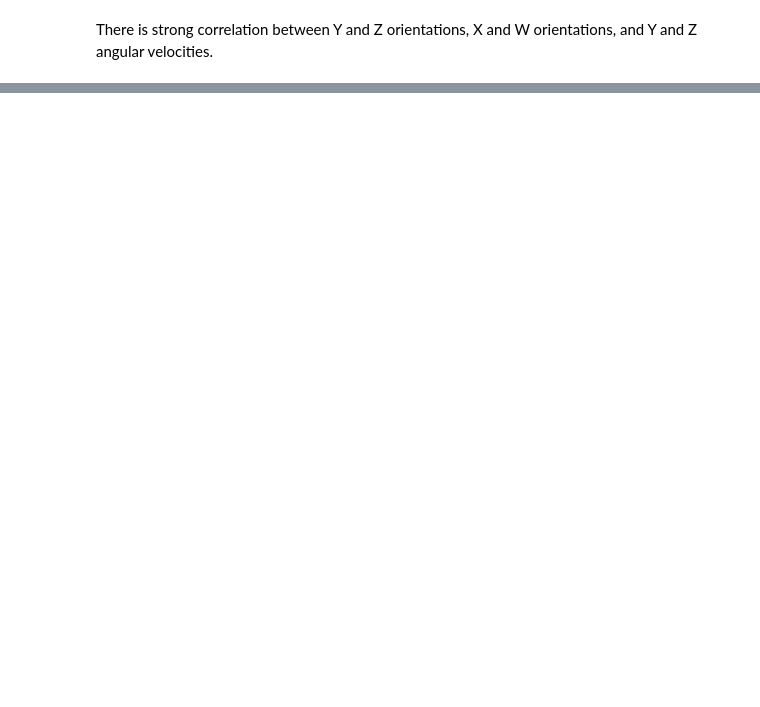
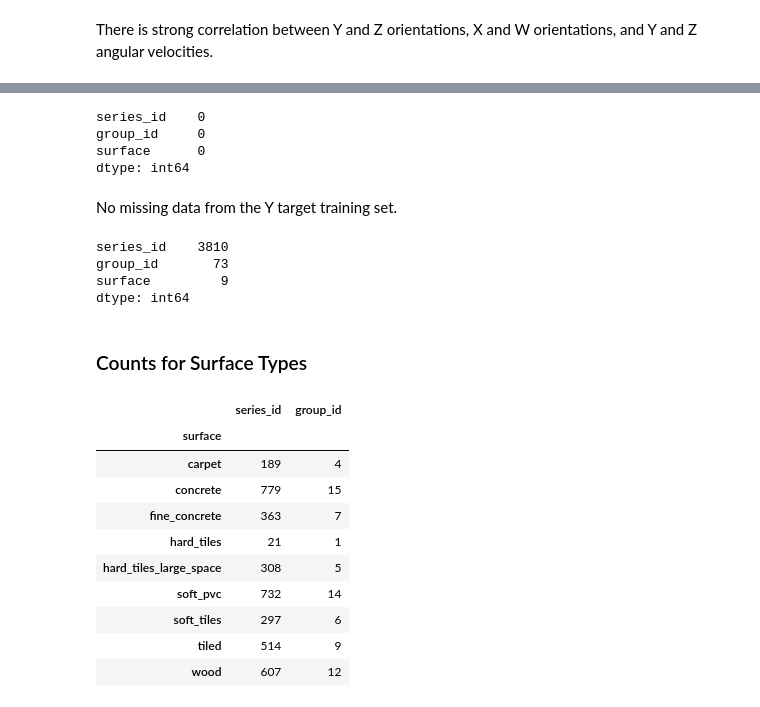
Before and after one commit to namdnguyen/kaggle-career-con-2019, a Jupyter notebook: notebooks/001_ndn_train_eda.ipynb, the cells around one changed output, grey strips where cells are left out. Cells and saved outputs as stored; diff of their text form; code cells hidden in the pictures; blank space fills up the shorter version.

```diff
--- a/notebooks/001_ndn_train_eda.ipynb
+++ b/notebooks/001_ndn_train_eda.ipynb
@@ -86,0 +136,33 @@ There is strong correlation between Y and Z orientations, X and W orientations,
+# %%
+target.isnull().sum()
+# %% [output]
+series_id    0
+group_id     0
+surface      0
+dtype: int64
+# %% [markdown]
+No missing data from the Y target training set.
+# %%
+target.nunique()
+# %% [output]
+series_id    3810
+group_id       73
+surface         9
+dtype: int64
+# %% [markdown]
+### Counts for Surface Types
+# %%
+surface_counts = target.groupby('surface').nunique()
+surface_counts.iloc[:, 0:2]
+# %% [output]
+|  | series_id | group_id |
+| surface |  |  |
+| carpet | 189 | 4 |
+| concrete | 779 | 15 |
+| fine_concrete | 363 | 7 |
+| hard_tiles | 21 | 1 |
+| hard_tiles_large_space | 308 | 5 |
+| soft_pvc | 732 | 14 |
+| soft_tiles | 297 | 6 |
+| tiled | 514 | 9 |
+| wood | 607 | 12 |
```
Also changed, not shown: parts of 14 cells of this notebook.
